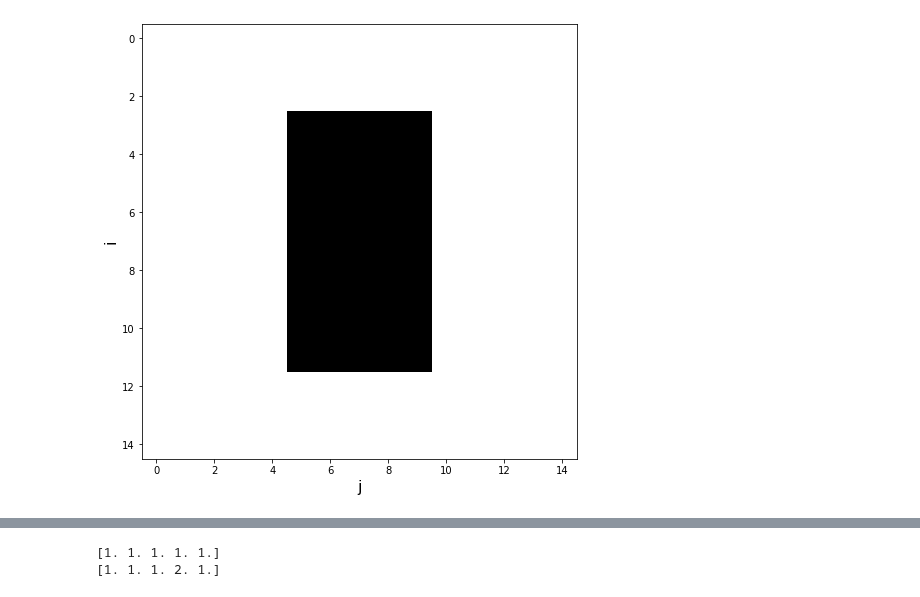
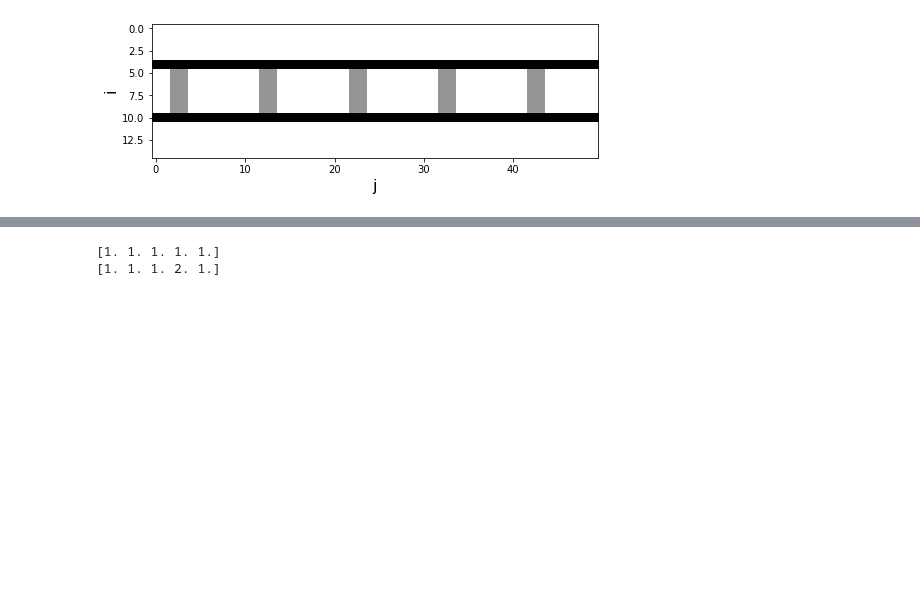
Before and after one commit to joshua-bromley/tessSignalInjection, a Jupyter notebook: lightCurveSums/injectNoise.ipynb, the cells around one changed output, grey strips where cells are left out. Cells and saved outputs as stored; diff of their text form; code cells hidden in the pictures; blank space fills up the shorter version.

```diff
--- a/lightCurveSums/injectNoise.ipynb
+++ b/lightCurveSums/injectNoise.ipynb
@@ -101,14 +119,26 @@ plt.show()
-# %%
-times = np.linspace(-10.0,10.0,500)
-
-planetGrid = np.zeros((30,30))
-planetGrid[6:24,10:20] = 1
-
-
-
-planet = TransitingImage(opacitymat = planetGrid, lowres = 15, lowrestype="mean",lowresround = False, v = 1, t_ref = 0, t_arr = cutTimes)
-
-planet.plot_grid()
-# %% [output]
-[figure, removed]
+# %%
+times = np.linspace(-10.0,10.0,500) ##Create Eight Bit Transit Object
+
+planetGrid = np.zeros((30,100))
+planetGrid[8:10,0:300] = 1
+planetGrid[20:22,0:300] = 1
+planetGrid[8:22,5:7] = 1
+#planetGrid[8:22,15:17] = 1
+planetGrid[8:22,25:27] = 1
+#planetGrid[8:22,35:37] = 1
+planetGrid[8:22,45:47] = 1
+#planetGrid[8:22,55:57] = 1
+planetGrid[8:22,65:67] = 1
+#planetGrid[8:22,75:77] = 1
+planetGrid[8:22,85:87] = 1
+#planetGrid[8:22,95:97] = 1
+'''
+planetGrid = np.zeros((30,30))
+planetGrid[6:24,12:18] = 1
+'''
+planet = TransitingImage(opacitymat = planetGrid, lowres = 15, lowrestype="mean",lowresround = False, v = 1, t_ref = 0, t_arr = cutTimes)
+
+planet.plot_grid()
+# %% [output]
+[figure, added]
 # %%
```
Also changed, not shown: parts of 9 cells of this notebook, 5 other files.
